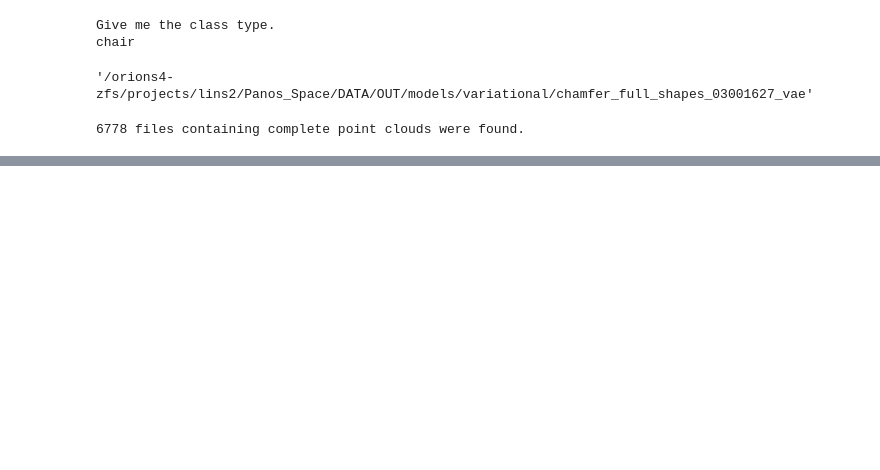
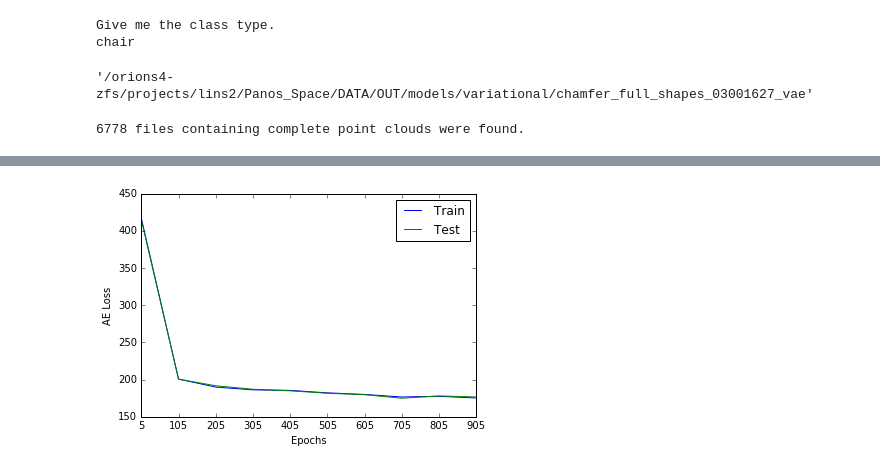
Before and after one commit to optas/tf_lab, a Jupyter notebook: notebooks/panos/vae_chair_experiment.ipynb, the cells around one changed output, grey strips where cells are left out. Saved outputs shown, nothing was run; the diff lists cells and outputs as text; code cells hidden in the pictures; blank space fills up the shorter version.

```diff
--- a/notebooks/panos/vae_chair_experiment.ipynb
+++ b/notebooks/panos/vae_chair_experiment.ipynb
@@ -73,23 +74,23 @@ set_visible_GPUs([0])
 conf = Conf(n_input = [1024, 3],
             training_epochs = 1000,
             batch_size = 50,
-            loss = 'bernoulli',
+            loss = 'chamfer',
             train_dir = train_dir,
             loss_display_step = 1,
             saver_step = 5,
             learning_rate = 0.0001,
             saver_max_to_keep = 200,
             gauss_augment = {'mu': 0, 'sigma': 0.05},
-            encoder = pnAE.encoder,
-            decoder = pnAE.decoder,
+            encoder = enc_dec.encoder_1dcovnv_5_points,
+            decoder = enc_dec.decoder_only_with_fc,
             spatial_trans = True,
             denoising = False,
-            n_z = 1024,
-            latent_vs_recon = 100,
+            n_z = 200,
+            latent_vs_recon = 1,
             z_rotate = True
            )
 
 reset_graph()
-ae = VariationalAutoencoder(experiment_name, conf)
-ae.train(train_data, conf)
+vae = VariationalAutoencoder(experiment_name, conf)
+vae.train(train_data, conf)
 # %% [output]
@@ -99,0 +131,6 @@ Caused by op u'chamfer_full_shapes_03001627_vae_1/add_3', defined at:
+# %%
+saved_epochs = read_saved_epochs(conf.train_dir)
+epochs = saved_epochs[::len(saved_epochs)/10]
+stats = eval_model(vae, conf, [train_data, test_data], epochs=epochs, verbose=True)
+top_save_dir = osp.join(top_data_dir, 'OUT/model_evaluation/variational/', experiment_name)
+plot_train_val_test_curves(stats, top_save_dir, has_validation=False, best_epoch=None, show=True)
@@ -99,0 +158,5 @@ Caused by op u'chamfer_full_shapes_03001627_vae_1/add_3', defined at:
+# %%
+top_save_dir = osp.join(top_data_dir, 'OUT/model_evaluation/variational/', experiment_name)
+plot_train_val_test_curves(stats, top_save_dir, has_validation=False, best_epoch=None, show=True)
+# %% [output]
+[figure, added]
```
Also changed, not shown: parts of 5 cells of this notebook, 2 other files.
